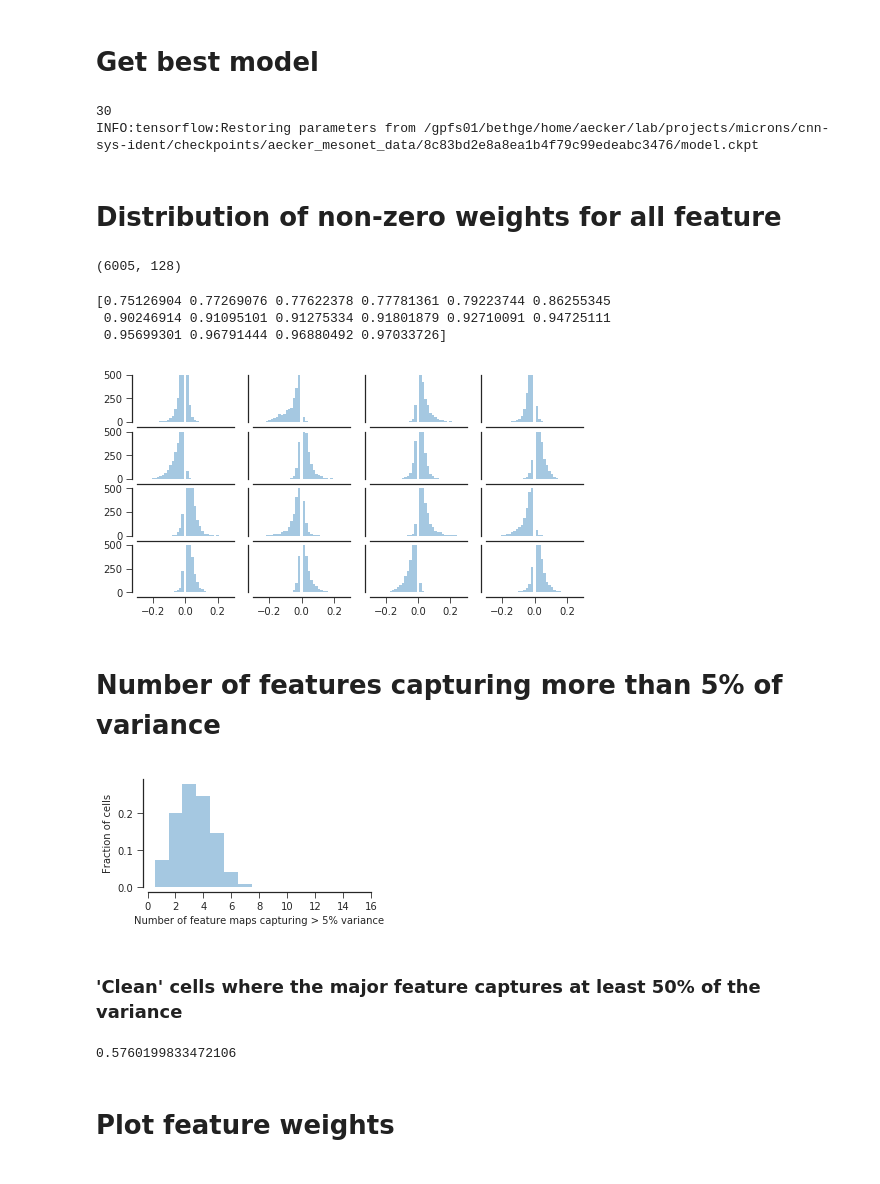
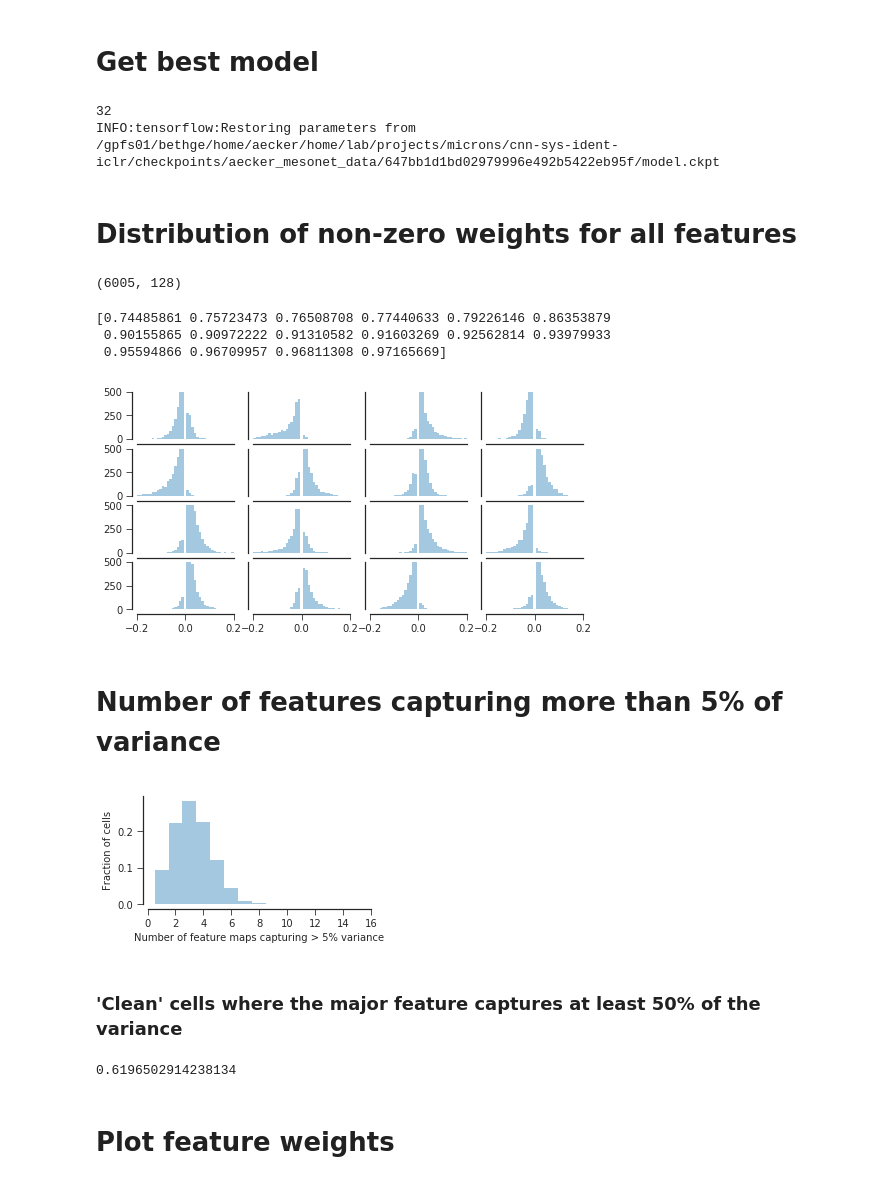
Before and after one commit to aecker/cnn-sys-ident, a Jupyter notebook: analysis/paper/feature-weights.ipynb, the cells around one changed output. Saved outputs shown, nothing was run; the diff lists cells and outputs as text; code cells hidden in the pictures.

Commit message:
Final revision in ICLR discussion period

```diff
--- a/analysis/paper/feature-weights.ipynb
+++ b/analysis/paper/feature-weights.ipynb
@@ -35,14 +35,13 @@ model_rel = MODELS['HermiteSparse'] * MultiDataset() & data_key \
     & 'positive_feature_weights=False AND shared_biases=False' \
     & {'num_filters_2': num_filters}
 print(len(Fit() * model_rel))
-# key = (Fit() * model_rel).fetch(dj.key, order_by='val_loss', limit=1)[0]
-key = (Fit() * model_rel).fetch(dj.key, order_by='val_loss', limit=2)[1]
+key = (Fit() * model_rel).fetch(dj.key, order_by='val_loss', limit=1)[0]
 model = Fit().load_model(key)
 # %% [output]
-30
-INFO:tensorflow:Restoring parameters from /gpfs01/bethge/home/aecker/lab/projects/microns/cnn-sys-ident/checkpoints/aecker_mesonet_data/8c83bd2e8a8ea1b4f79c99edeabc3476/model.ckpt
+32
+INFO:tensorflow:Restoring parameters from /gpfs01/bethge/home/aecker/home/lab/projects/microns/cnn-sys-ident-iclr/checkpoints/aecker_mesonet_data/647bb1d1bd02979996e492b5422eb95f/model.ckpt
 # %% [markdown]
-# Distribution of non-zero weights for all feature
+# Distribution of non-zero weights for all features
 # %%
 w = model.base.evaluate(model.readout.feature_weights)
 ww = w.reshape([-1, num_rotations, num_filters])
@@ -52,31 +51,31 @@ print(w.shape)
 # %%
 p = 0.01
 n = int(np.ceil(np.sqrt(num_filters)))
 m = int(np.ceil(num_filters / n))
 frac = []
 fig, axes = plt.subplots(m, n, figsize=(2*n, m))
 for i, ax in zip(range(num_filters), axes.flatten()):
     wi = w[:,i::num_filters].flatten()
     idx = np.abs(wi) > p
     frac.append((wi > p).sum() / idx.sum())
-    sns.distplot(wi[idx], bins=np.linspace(-0.3, 0.3, 40), ax=ax, kde=False)
-    ax.set_xlim([-0.3, 0.3])
+    sns.distplot(wi[idx], bins=np.linspace(-0.2, 0.2, 40), ax=ax, kde=False)
+    ax.set_xlim([-0.2, 0.2])
     ax.set_ylim([0, 500])
     sns.despine(offset=5)
     if i < (m-1)*n:
         ax.set_xticks([])
     if i not in range(0, m*n, n):
         ax.set_yticks([])
 fig.savefig('figures/feature_weights_distr.eps', format='eps')
 
 frac = np.array(frac)
 frac = np.maximum(frac, 1-frac)
 print(np.sort(frac))
 # %% [output]
-[0.75126904 0.77269076 0.77622378 0.77781361 0.79223744 0.86255345
- 0.90246914 0.91095101 0.91275334 0.91801879 0.92710091 0.94725111
- 0.95699301 0.96791444 0.96880492 0.97033726]
+[0.74485861 0.75723473 0.76508708 0.77440633 0.79226146 0.86353879
+ 0.90155865 0.90972222 0.91310582 0.91603269 0.92562814 0.93979933
+ 0.95594866 0.96709957 0.96811308 0.97165669]
-[figure, old version]
+[figure, new version]
 # %% [markdown]
 # Number of features capturing more than 5% of variance
 # %%
@@ -96,7 +95,7 @@ sns.despine(offset=5)
 plt.savefig('figures/feature_weights_sparse.eps', format='eps')
 plt.show()
 # %% [output]
-[figure, old version]
+[figure, new version]
 # %% [markdown]
 ### 'Clean' cells where the major feature captures at least 50% of the variance
 # %%
@@ -104,7 +103,7 @@ q = 0.5
 clean = w_marg.max(axis=1) > q
 clean.mean()
 # %% [output]
-0.5760199833472106
+0.6196502914238134
 # %% [markdown]
 # Plot feature weights
 # %%
```
Also changed, not shown: parts of 7 cells of this notebook, 8 other files.
